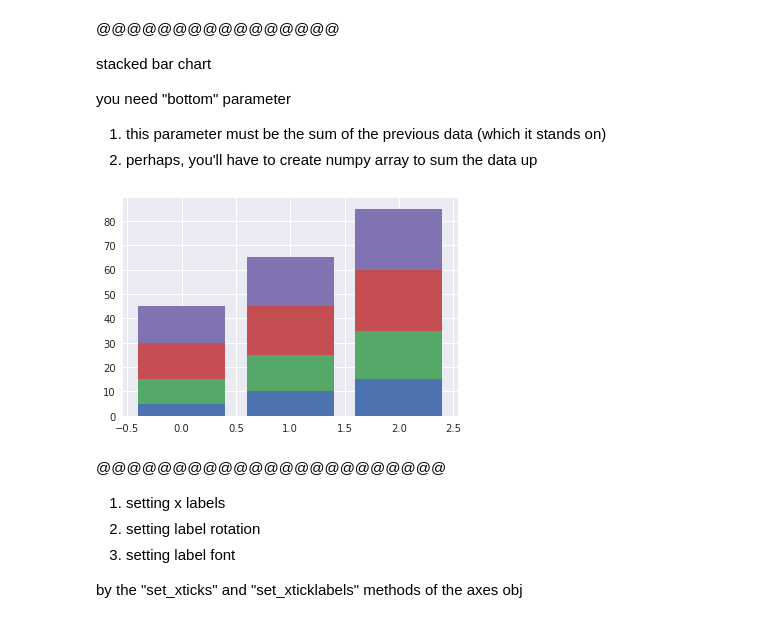
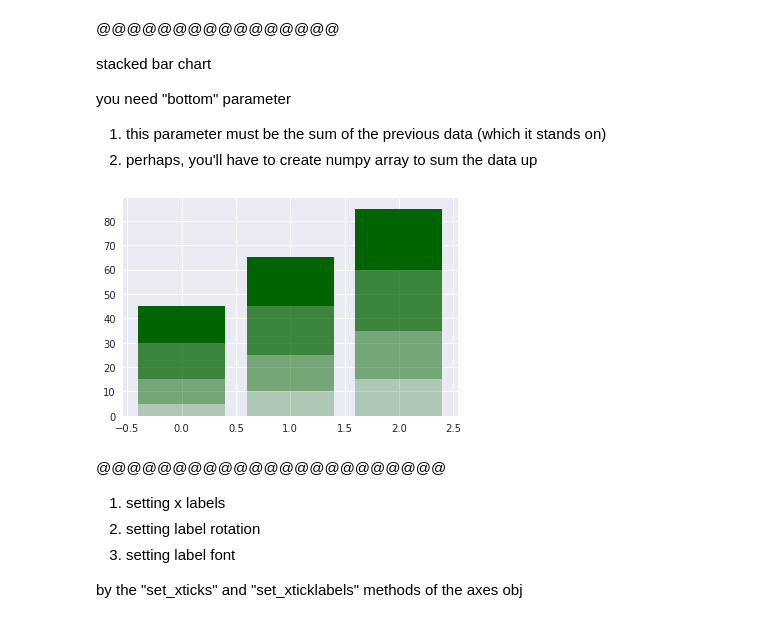
Before and after one commit to babinyurii/cheet_sheets, a Jupyter notebook: matplotlib_cheet_sheet.ipynb, the cells around one changed output. Cells and saved outputs as stored; diff of their text form; code cells hidden in the pictures.

```diff
--- a/matplotlib_cheet_sheet.ipynb
+++ b/matplotlib_cheet_sheet.ipynb
@@ -37,18 +37,18 @@ you need "bottom" parameter
 # %%
 stack_bar = plt.figure()
 b = [5,10,15]
 b1 = [10, 15, 20]
 b2 = [15, 20, 25]
 b3 = [20, 25, 30]
 
-plt.bar(list(range(len(b))), b)
-plt.bar(list(range(len(b1))), b1, bottom=b) # <<<<<<
-plt.bar(list(range(len(b2))), b2, bottom=np.array(b) + np.array(b1))  # <<<<<<
-plt.bar(list(range(len(b2))), b2, bottom=np.array(b) + np.array(b1) + np.array(b2))  # <<<<<<
+plt.bar(list(range(len(b))), b, color="darkgreen", alpha=0.25)
+plt.bar(list(range(len(b1))), b1, color="darkgreen", alpha=0.5, bottom=b) # <<<<<<
+plt.bar(list(range(len(b2))), b2, color="darkgreen", alpha=0.75, bottom=np.array(b) + np.array(b1))  # <<<<<<
+plt.bar(list(range(len(b2))), b2, color="darkgreen", alpha=1.0, bottom=np.array(b) + np.array(b1) + np.array(b2))  # <<<<<<
 
 plt.show()
 # %% [output]
-[figure, old version]
+[figure, new version]
 # %% [markdown]
 @@@@@@@@@@@@@@@@@@@@@@@
 
```
Also changed, not shown: parts of 10 cells of this notebook.
